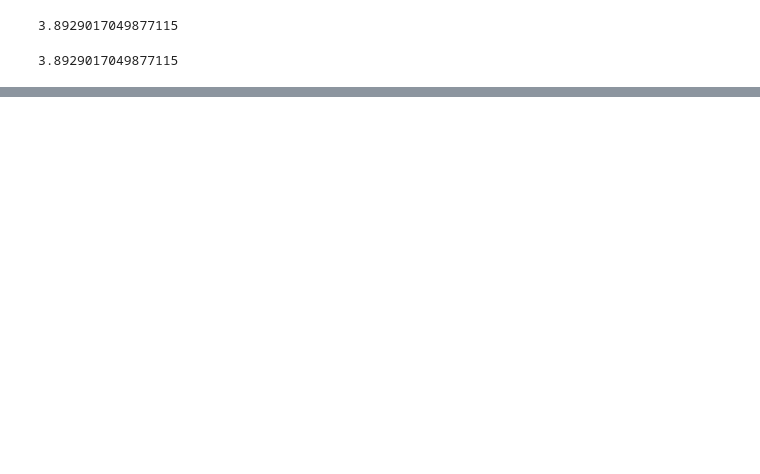
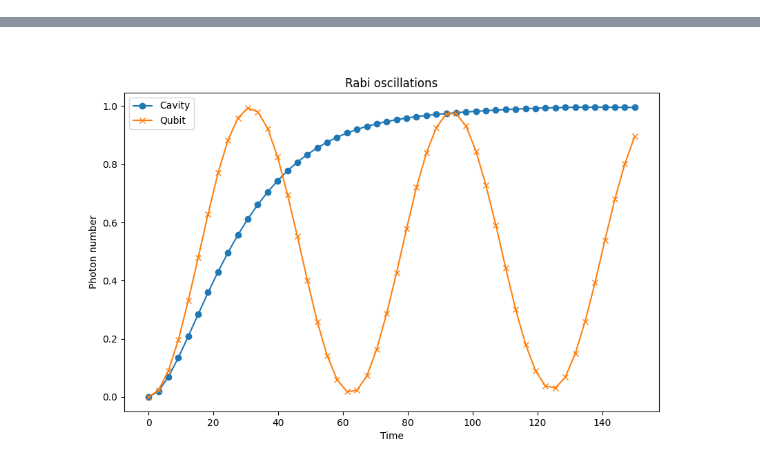
Before and after one commit to PITT-HATLAB/qubitSpec_unitTesting, a Jupyter notebook: main.ipynb, the cells around one changed output, grey strips where cells are left out. Drawn from its saved outputs; the diff is of its cells as text; code cells hidden in the pictures; blank space fills up the shorter version.

Commit message:
oop refactor with disperivereadout and qubitspec

```diff
--- a/main.ipynb
+++ b/main.ipynb
@@ -398,40 +16,0 @@ Id = tensor(qeye(N), qeye(2))
-# %%
-# dispersive hamiltonian
-# H0 is the time-independent part
-H0 = wr * (a.dag() * a + Id / 2.0) + (wq / 2.0) * sz + chi *(a.dag() * a + Id / 2) * sz
-# H0 = wr * (a.dag() * a) + wq * (sm.dag() * sm) + g* (a.dag()*sm + a*sm.dag())
-
-# H1 + are the time-dependent terms
-#qubit
-qubitH = sm.dag() + sm
-
-# NOTE this does not use RWA
-
-# TODO add ramp up time using tanh
-#TODO make param for h1 qubitDriveAmp, h2 cavity
-#VNApower
-def qub_coeff(t, args):
-    wd = args['wd']
-    return qubDrivAmp * np.cos(wd * t) #np.exp(-((t-50) / 50) ** 2)
-
-
-# H1 + are the time-dependent terms
-#cavity
-cavH = a.dag() + a
-
-# NOTE this does not use RWA
-def cav_coeff(t, args):
-    wd = args['wd']
-    return cavDrivAmp * np.cos(wd * t) #np.exp(-((t-50) / 50) ** 2) *
-
-# TODO add collapse operators
-decayQ = .01
-c_ops = [np.sqrt(decayQ) * sm]
-
-H = [H0, [qubitH, qub_coeff], [cavH, cav_coeff]]
-# %%
-psi0 = tensor(basis(N, 0), (basis(2, 0)).unit())
-# %%
-
-args = {'wd': wq+.1*wq}
-res = mesolve(H, psi0, tlist, c_ops, [], options=Options(nsteps=4000), args=args)
@@ -443,8 +16,0 @@ nq_list = expect(nq, res.states)
-# %%
-print(nc_list[-1])
-# %% [output]
-3.8929017049877115
-# %%
-print(nc_list[-1])
-# %% [output]
-3.8929017049877115
@@ -450,0 +140,5 @@ print(nc_list[-1])
+# %%
+# verify that it works, useful for guess and checking appropriate amplitudes
+h = Hamiltonian(Model(), progress_bar=True)
+h._plot_example()
+# %% [output]
@@ -450,0 +146 @@ print(nc_list[-1])
+[figure, added]
```
Also changed, not shown: parts of 19 cells of this notebook.
